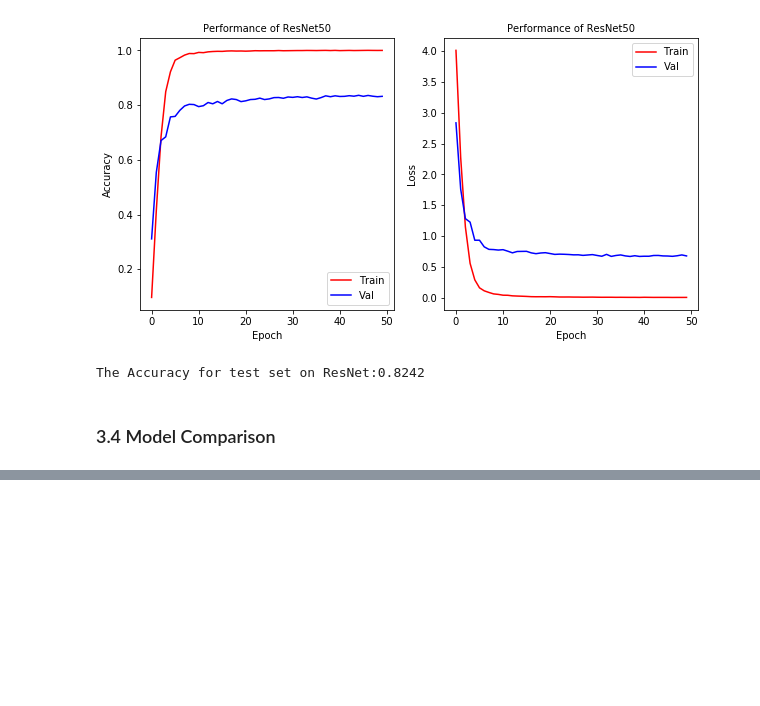
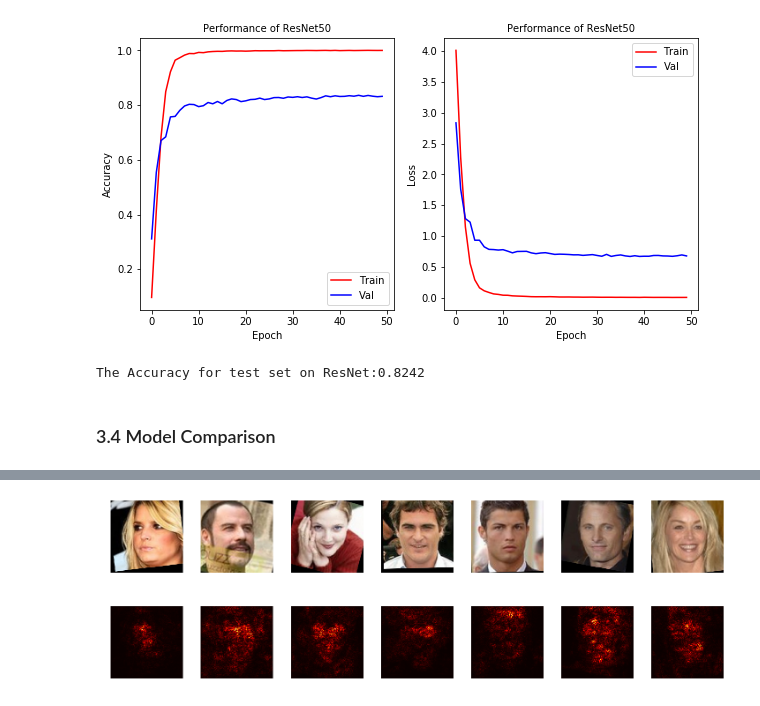
Before and after one commit to YimingXu1213/am231, a Jupyter notebook: Model_processed-p83_resnet.ipynb, the cells around one changed output, grey strips where cells are left out. Saved outputs shown, nothing was run; the diff lists cells and outputs as text; code cells hidden in the pictures; blank space fills up the shorter version.

```diff
--- a/Model_processed-p83_resnet.ipynb
+++ b/Model_processed-p83_resnet.ipynb
@@ -620,3 +639,5 @@ print('The Accuracy for test set on ResNet:{0:6.4f}'.format(ResNet.evaluate(X_te
 The Accuracy for test set on ResNet:0.8242
 # %% [markdown]
 ### 3.4 Model Comparison
+# %%
+vgg = load_model('weight_new/vgg_2.h5')
@@ -622,0 +660,34 @@ The Accuracy for test set on ResNet:0.8242
+# %%
+def compute_saliency_maps(X, y, model):
+
+    outputTensor = model.get_layer('output').output
+    correct_scores = tf.gather_nd(outputTensor,
+                                      tf.stack((tf.range(X.shape[0]), np.argmax(y, axis=1)), axis=1))
+    listOfVariableTensors = model.inputs[0]
+    gradients = K.gradients(correct_scores, listOfVariableTensors)
+    evaluated_gradients = sess.run(gradients,feed_dict={model.input:X, model.targets[0]:y})[0]
+
+    saliency = np.max(np.abs(evaluated_gradients), axis=3)
+
+    return saliency
+# %%
+sample_size = 7
+X_sample = X_train[:sample_size]
+y_sample = y_train[:sample_size]
+saliency = compute_saliency_maps(X_sample, y_sample, vgg)
+# %%
+plt.figure(figsize=(20, 7))
+for i in range(sample_size):
+    plt.subplot(2, sample_size, i + 1)
+    plt.imshow(X_sample[i])
+    plt.axis('off')
+    #plt.title(class_names[ym[i]])
+    plt.subplot(2, sample_size, sample_size + i + 1)
+    #plt.title(mask[i])
+    plt.imshow(saliency[i], cmap=plt.cm.hot)
+    plt.axis('off')
+    # plt.gcf().set_size_inches(10, 2)
+plt.tight_layout()
+plt.show()
+# %% [output]
+[figure, added]
```
Also changed, not shown: parts of 30 cells of this notebook.
